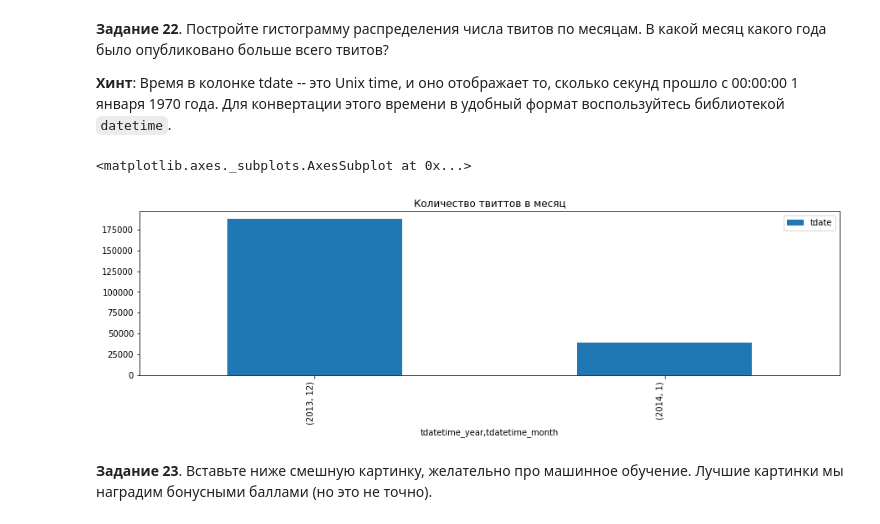
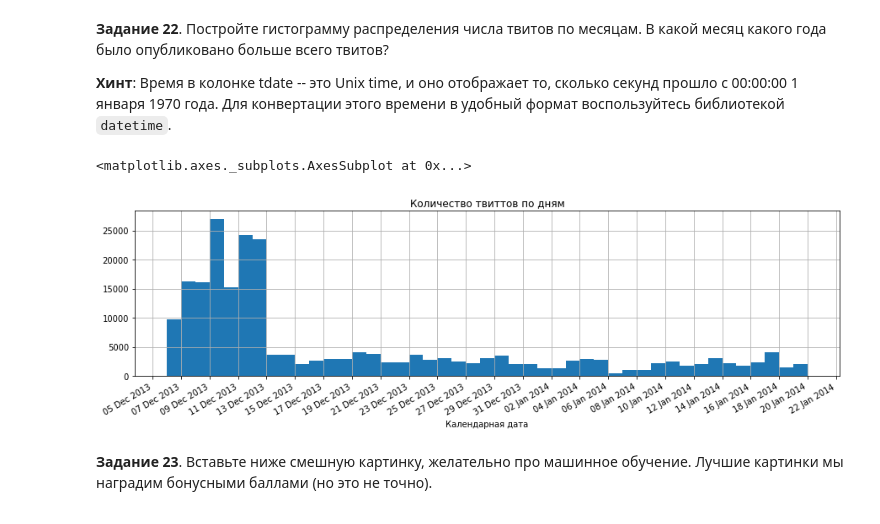
Before and after one commit to GorillazZz1/ml-course-hse-2020, a Jupyter notebook: hw1.ipynb, the cells around one changed output. Drawn from its saved outputs; the diff is of its cells as text; code cells hidden in the pictures.

Commit message:
histogramm plotting

```diff
--- a/hw1.ipynb
+++ b/hw1.ipynb
@@ -764,44 +758,27 @@ __Задание 22__. Постройте гистограмму распред
 
 __Хинт__: Время в колонке tdate -- это Unix time, и оно отображает то, сколько секунд прошло с 00:00:00 1 января 1970 года. Для конвертации этого времени в удобный формат воспользуйтесь библиотекой `datetime`.
 # %%
-
 import matplotlib.dates as mdates
 
 date_df = df[['tdate']].copy()
 date_df['date'] = pd.to_datetime(date_df['tdate'], unit='s').dt.normalize()
 date_df['date'] = date_df['date'].astype("datetime64")
-date_df = date_df.groupby(by=['date']).count().reset_index()
-date_df.set_index('date',inplace=True)
 
 #plot data
 fig, ax = plt.subplots(figsize=(15,4))
+fig.autofmt_xdate()
+ax.xaxis.set_major_locator(mdates.DayLocator(interval=2))
+ax.xaxis.set_major_formatter(mdates.DateFormatter('%d %b %Y'))
+ax.set_title('Количество твиттов по дням')
+ax.set_xlabel('Календарная дата')
+date_df['date'].hist(ax=ax, bins=(date_df['date'].max() - date_df['date'].min()).days)
 
-fig.autofmt_xdate()
-#set ticks every week
-ax.xaxis.set_major_locator(mdates.WeekdayLocator())
-#set major ticks format
-# ax.xaxis.set_major_formatter(mdates.DateFormatter('%b %d'))
-# ax.bar(date_df.index, date_df['tdate'])
-
-date_df.plot(kind='bar', ax=ax, title='Количество твиттов каждый день')
 
 # https://stackoverflow.com/questions/38228995/how-can-i-draw-the-histogram-of-date-values-group-by-month-in-each-year-in-pytho
 # https://scentellegher.github.io/programming/2017/05/24/pandas-bar-plot-with-formatted-dates.html
-
-
-# ----> Каждый месяц <---- #
-df['tdatetime'] = pd.to_datetime(df['tdate'], unit='s')
-df['tdatetime'] = df['tdatetime'].astype("datetime64")
-df['tdatetime_year'] = df['tdatetime'].dt.year
-df['tdatetime_month'] = df['tdatetime'].dt.month
-df[['id',
-    'tdatetime_year',
-    'tdatetime_month']].groupby(by=['tdatetime_year',
-                                    'tdatetime_month'])['id'].count().plot(kind="bar",
-                                                                           title='Количество твиттов в месяц')
 # %% [output]
 <matplotlib.axes._subplots.AxesSubplot at 0x...>
-[figure, old version]
+[figure, new version]
 # %% [markdown]
 __Задание 23__. Вставьте ниже смешную картинку, желательно про машинное обучение. Лучшие картинки мы наградим бонусными баллами (но это не точно).
 # %% [markdown]
```
Also changed, not shown: parts of 2 cells of this notebook.
